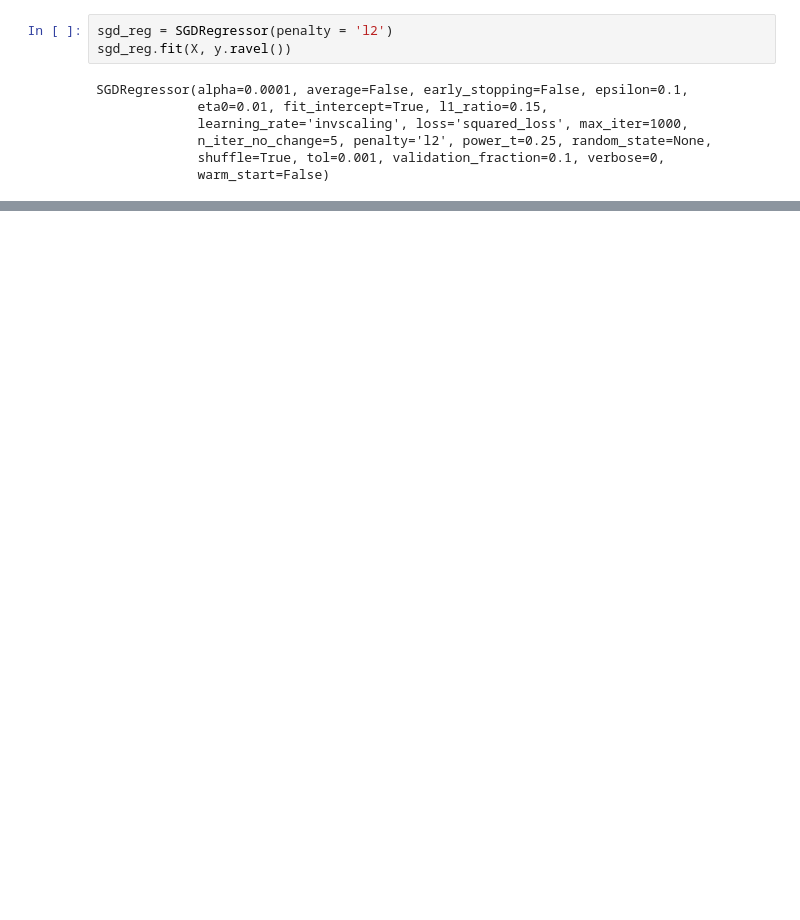
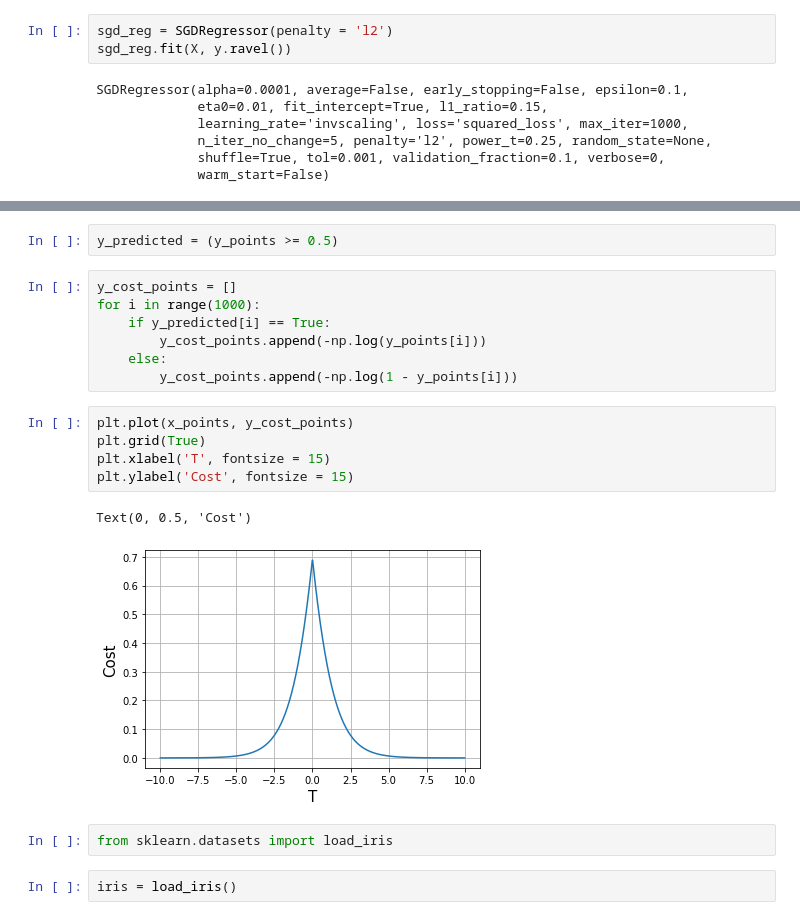
Before and after one commit to SubhoBasak/Learning_DataScience, a Jupyter notebook: TrainingModels/training_models.ipynb, the cells around one changed output, grey strips where cells are left out. Saved outputs shown, nothing was run; the diff lists cells and outputs as text; blank space fills up the shorter version.

```diff
--- a/TrainingModels/training_models.ipynb
+++ b/TrainingModels/training_models.ipynb
@@ -384,0 +473,21 @@ The penalty hyperparameter sets the type of regularization term to use. Specifyi
+# %%
+y_predicted = (y_points >= 0.5)
+# %%
+y_cost_points = []
+for i in range(1000):
+    if y_predicted[i] == True:
+        y_cost_points.append(-np.log(y_points[i]))
+    else:
+        y_cost_points.append(-np.log(1 - y_points[i]))
+# %%
+plt.plot(x_points, y_cost_points)
+plt.grid(True)
+plt.xlabel('T', fontsize = 15)
+plt.ylabel('Cost', fontsize = 15)
+# %% [output]
+Text(0, 0.5, 'Cost')
+[figure, added]
+# %%
+from sklearn.datasets import load_iris
+# %%
+iris = load_iris()
```
Also changed, not shown: parts of 57 cells of this notebook.
